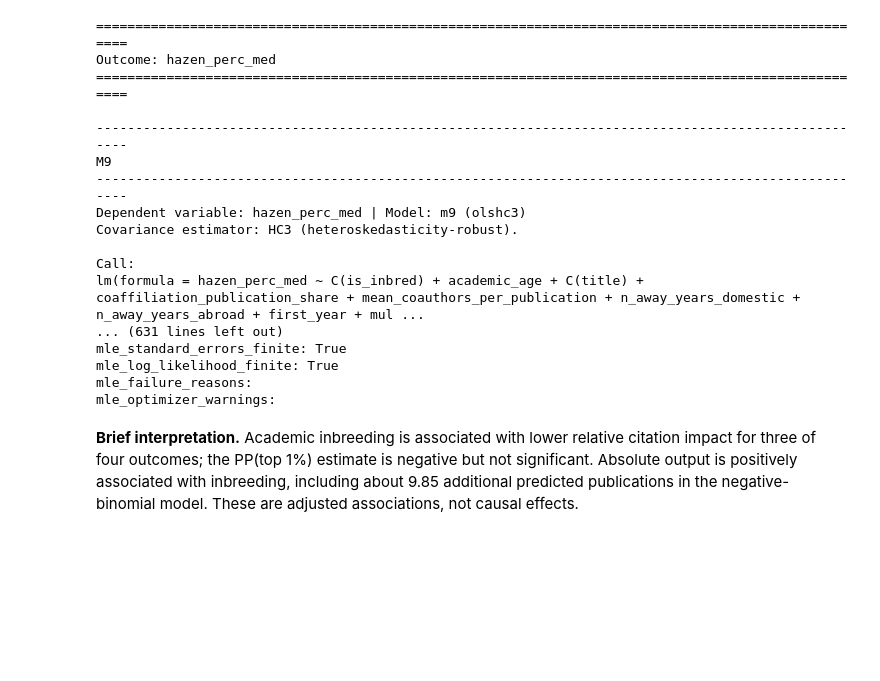
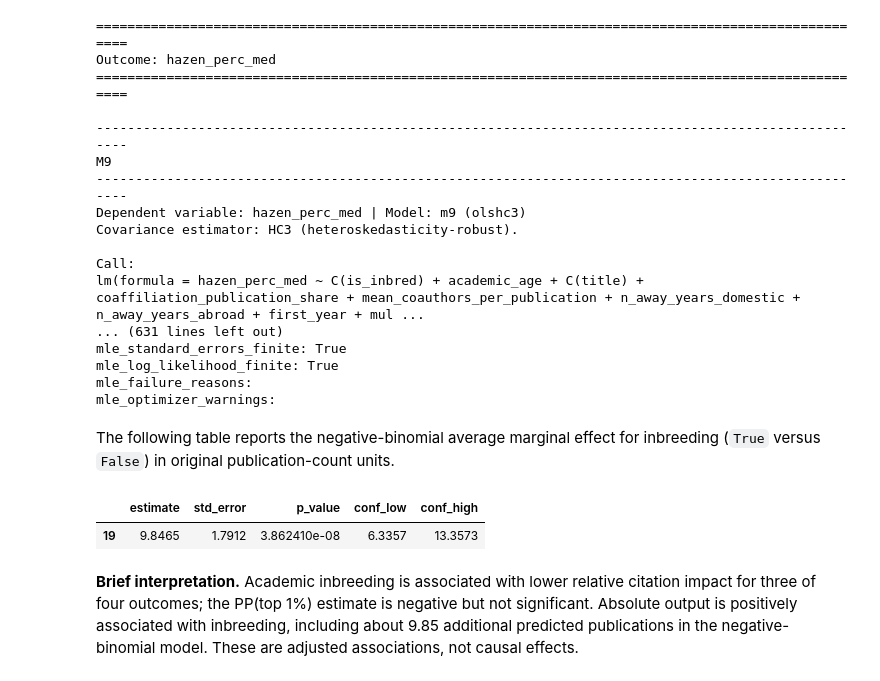
Before and after one commit to Metascience-TU-Wien/academic-inbreeding, a Jupyter notebook: notebooks/regression_analysis.ipynb, the cells around one changed output. Drawn from its saved outputs; the diff is of its cells as text; code cells hidden in the pictures; blank space fills up the shorter version.

```diff
--- a/notebooks/regression_analysis.ipynb
+++ b/notebooks/regression_analysis.ipynb
@@ -88,6 +88,23 @@ mle_standard_errors_finite: True
 mle_log_likelihood_finite: True
 mle_failure_reasons:
 mle_optimizer_warnings:
+# %% [markdown]
+The following table reports the negative-binomial average marginal effect for inbreeding (`True` versus `False`) in original publication-count units.
+# %%
+nb_inbreeding_ame = pd.DataFrame(result.models[("n_public", MODEL_ID)].marginal_effects())
+nb_inbreeding_ame = nb_inbreeding_ame.loc[
+    nb_inbreeding_ame["predictor"].eq("is_inbred")
+    & nb_inbreeding_ame["contrast"].eq("True vs False")
+]
+nb_inbreeding_ame_display = nb_inbreeding_ame[
+    ["estimate", "std_error", "p_value", "conf_low", "conf_high"]
+].copy()
+rounded_columns = ["estimate", "std_error", "conf_low", "conf_high"]
+nb_inbreeding_ame_display[rounded_columns] = nb_inbreeding_ame_display[rounded_columns].round(4)
+display(nb_inbreeding_ame_display)
+# %% [output]
+|  | estimate | std_error | p_value | conf_low | conf_high |
+| 19 | 9.8465 | 1.7912 | 3.862410e-08 | 6.3357 | 13.3573 |
 # %% [markdown]
 **Brief interpretation.** Academic inbreeding is associated with lower relative citation impact for three of four outcomes; the PP(top 1%) estimate is negative but not significant. Absolute output is positively associated with inbreeding, including about 9.85 additional predicted publications in the negative-binomial model. These are adjusted associations, not causal effects.
 # %% [markdown]
```
Also changed, not shown: parts of 2 cells of this notebook, 9 other files.
